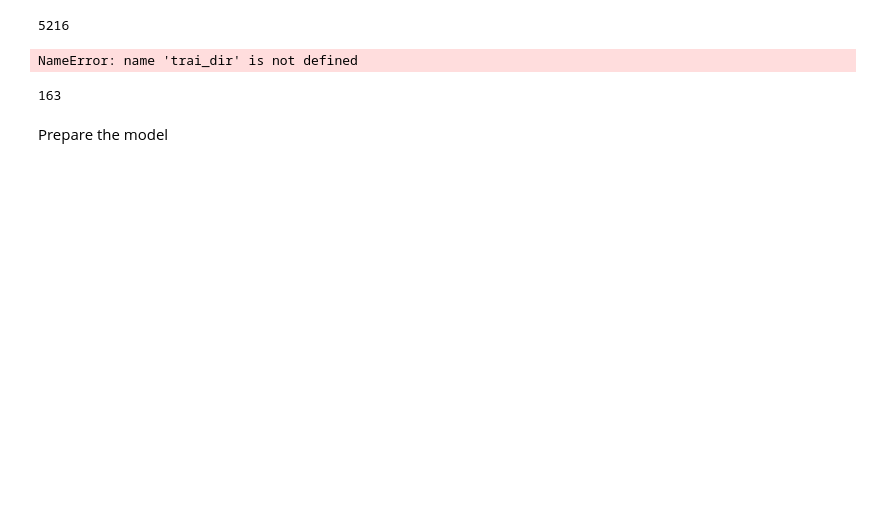
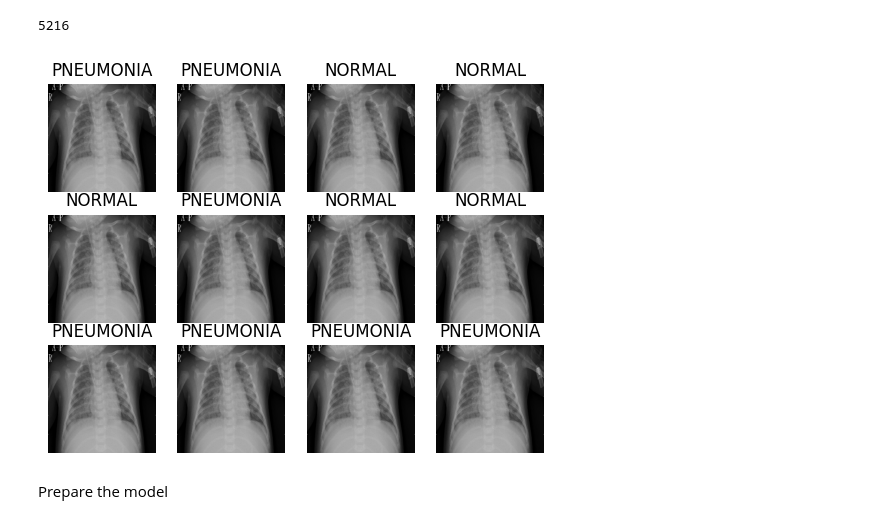
Before and after one commit to Kalpnaa/medical_ai, a Jupyter notebook: notebooks/01_data_exploration.ipynb, the cells around one changed output. Cells and saved outputs as stored; diff of their text form; code cells hidden in the pictures; blank space fills up the shorter version.

```diff
--- a/notebooks/01_data_exploration.ipynb
+++ b/notebooks/01_data_exploration.ipynb
@@ -44,18 +83,14 @@ len(train_dir)
 # %% [output]
 5216
 # %%
-for image_batch,label_batch in trai_dir.take(1):
+for image_batch,label_batch in train_dir.take(1):
     for i in range(12):
         ax=plt.subplot(3,4,i+1)
         plt.imshow(image_batch[0].numpy().astype("uint8"))
         plt.title(class_names[label_batch[i]])
         plt.axis("off")
 # %% [output]
-NameError: name 'trai_dir' is not defined
+[figure, added]
-# %%
-len(dataset)
-# %% [output]
-163
 # %%
 train_dir = train_dir.cache().shuffle(1000).prefetch(buffer_size=tf.data.AUTOTUNE)
 val_dir = val_dir.cache().shuffle(1000).prefetch(buffer_size=tf.data.AUTOTUNE)
```
Also changed, not shown: parts of 11 cells of this notebook.
